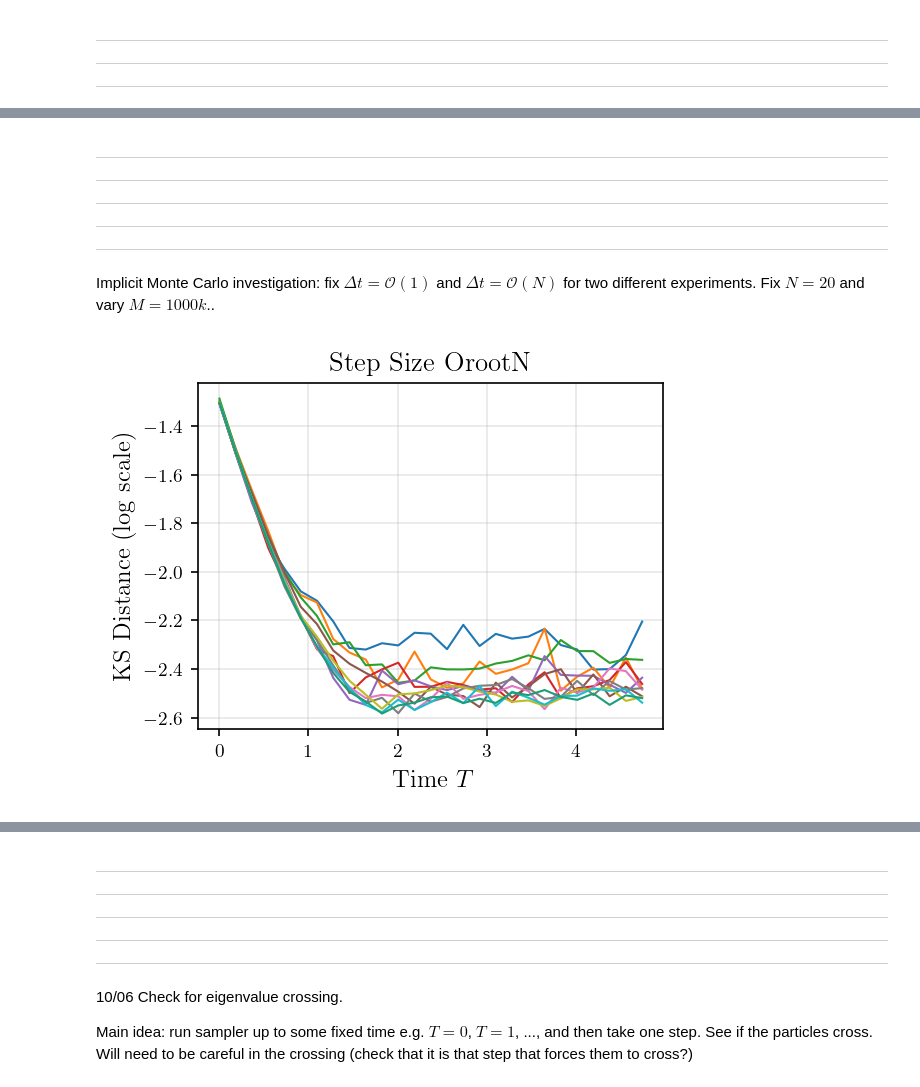
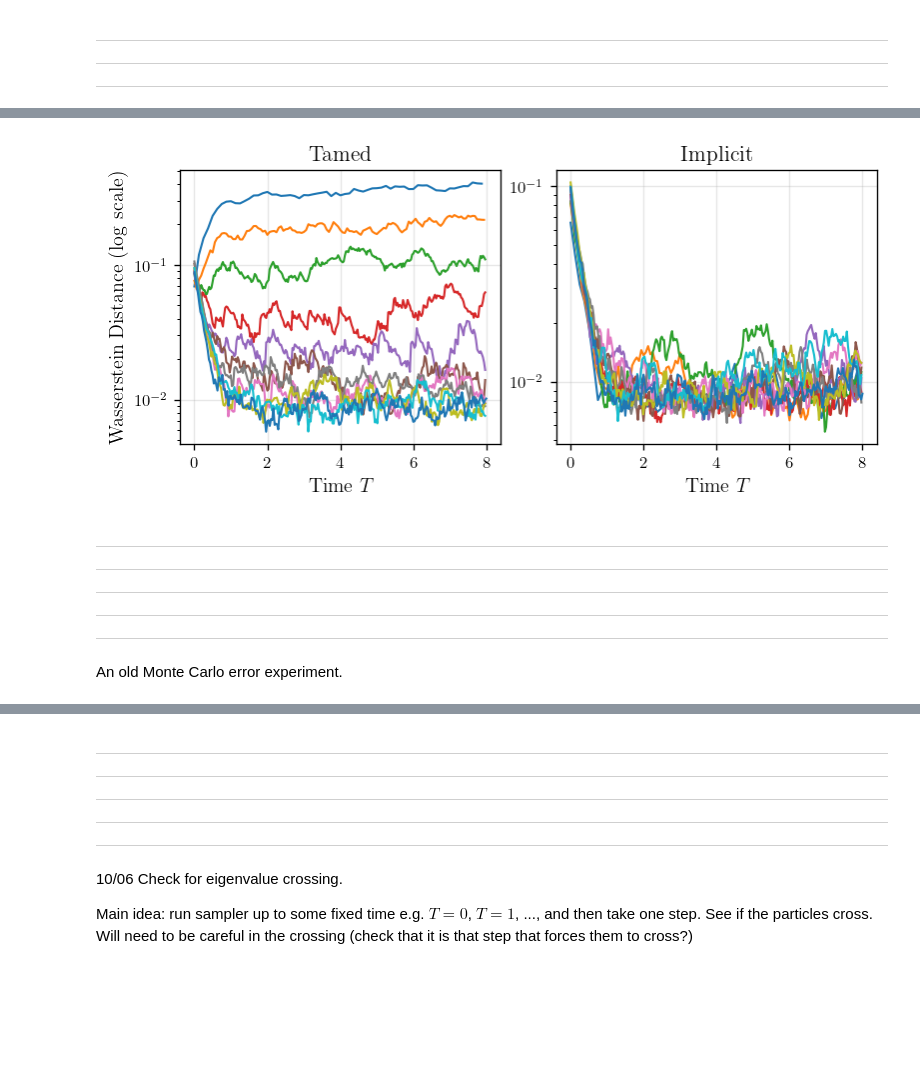
Before and after one commit to fredwdickinson/dissertation, a Jupyter notebook: code/main.ipynb, the cells around one changed output, grey strips where cells are left out. Saved outputs shown, nothing was run; the diff lists cells and outputs as text; code cells hidden in the pictures; blank space fills up the shorter version.

```diff
--- a/code/main.ipynb
+++ b/code/main.ipynb
@@ -283,21 +153,0 @@ plt.show()
-# %%
-# 4c. BIAS PLOTTER (average of final times only).
-# First row KS distances, second row Wasserstein, same as before: two figures for Ns.
-fig, axes = plt.subplots(1, 3, figsize = (12, 3))
-
-# First figure: only N1 (N = 20). Axes 1 for KS, then for Wasserstein.
-for ax, method in zip(axes, methods):
-    data = final_distances[(fixed_N1, method)]
-    ax.plot(data["k"], np.log10(data["ks_final"]), label = "KS", color = "red", linestyle = "-", lw = 1)
-    ax.plot(data["k"], np.log10(data["wass_final"]), label = "Wasserstein", color = "blue", linestyle = "--", lw = 1)
-
-    ax.legend(loc = "best", fontsize = 8)
-    ax.grid(True, alpha = 0.3)
-    ax.set_xlabel("Step Size in $k$ ($2^{-k}$)")
-    ax.set_ylim(-2.5, -0.25)
-    ax.set_title(method.capitalize())
-
-ax1, ax2, ax3 = axes
-ax1.set_ylabel("Final ($T = 8$) Distances")
-
-plt.show()
@@ -306,8 +258,27 @@ plt.show()
+# %%
+# Plotter for bias-step size, all trajecs.
+# Dictionary key (N, k, method), has times, distances, and final.
+fig, axes = plt.subplots(1, 2)
+colours = plt.cm.tab10.colors
+
+for ax, method in zip(axes, ["tamed", "implicit"]):
+    for k in k_range:
+        data = bias_results[(20, k, method)]
+        ax.plot(data["ks_times"], data["wass_distances"], label = k)
+
+    ax.set_yscale("log")
+    ax.set_xlabel("Time $T$")
+    ax.set_title(method.capitalize())
+    ax.grid(True, alpha = 0.3)
+
+axes[0].set_ylabel("Wasserstein Distance (log scale)")
+# plt.savefig("figures/bias-all-trajecs-two-methods.pdf", format = "pdf")
+plt.show()
+# %% [output]
+[figure, added]
 # %% [markdown]
 ---
 ---
 ---
 ---
 ---
-# %% [markdown]
-Implicit Monte Carlo investigation: fix $\Delta t = \mathcal{O}(1)$ and $\Delta t = \mathcal{O}(N)$ for two different experiments. Fix $N = 20$ and vary $M = 1000k$..
@@ -339,26 +284,0 @@ for M, dt_choice, method in itertools.product(M_range, dt_choices, methods):
-# %%
-# PLOTTER for MC investigation.
-dt_colours = list(plt.cm.tab10.colors) + list(plt.cm.Dark2.colors)
-dt_choices = ["OrootN"]
-M_colours = dt_colours
-M_range = [100, 200, 300, 400, 500, 1000, 2000, 3000, 4000, 5000, 10000]
-
-fig, axes = plt.subplots(figsize = (4, 3))
-axes = [axes]
-fixed_method = "implicit"
-
-for ax, dt_choice in zip(axes, dt_choices):
-    for j, M in enumerate(M_range):
-        key = (M, dt_choice, method)
-        data = mc_error_results[key]
-        ax.plot(data["times"], np.log10(data["distances"]), label = M, color = M_colours[j], lw = 1)
-
-    ax.set_xlabel(r"Time $T$")
-    ax.set_title(f"Step Size {dt_choice}")
-    ax.grid(True, alpha = 0.3)
-
-axes[0].set_ylabel("KS Distance (log scale)")
-
-plt.show()
-# %% [output]
-[figure, removed]
@@ -376,3 +285,5 @@ np.savez_compressed("data/mc_error-investigation-2.npz", **payload)
+# %% [markdown]
+An old Monte Carlo error experiment.
 # %%
 loaded_data = np.load("data/mc_error-investigation-2.npz")
 mc_error_results = {}
```
Also changed, not shown: parts of 25 cells of this notebook, 2 other files.
